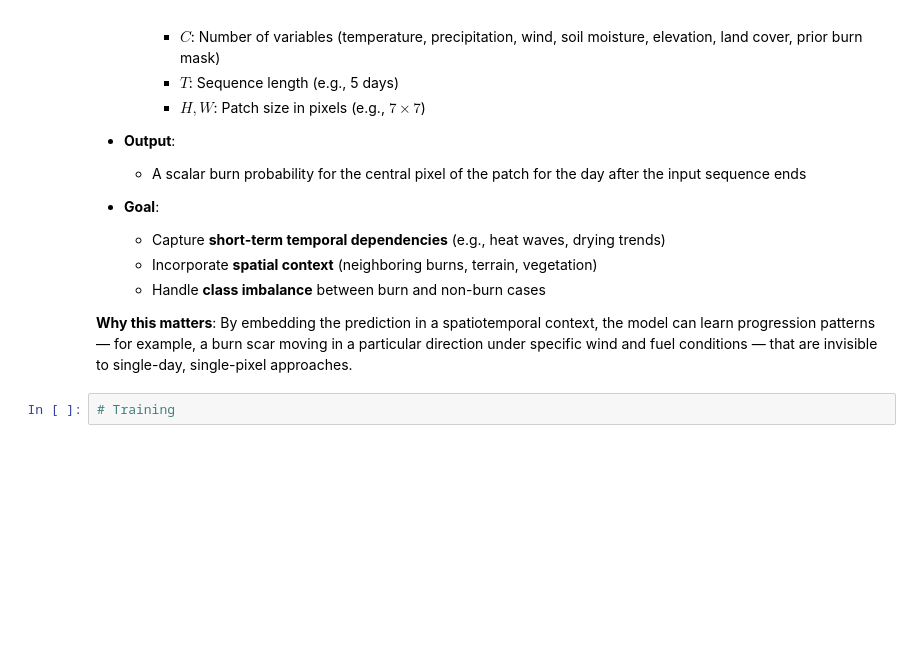
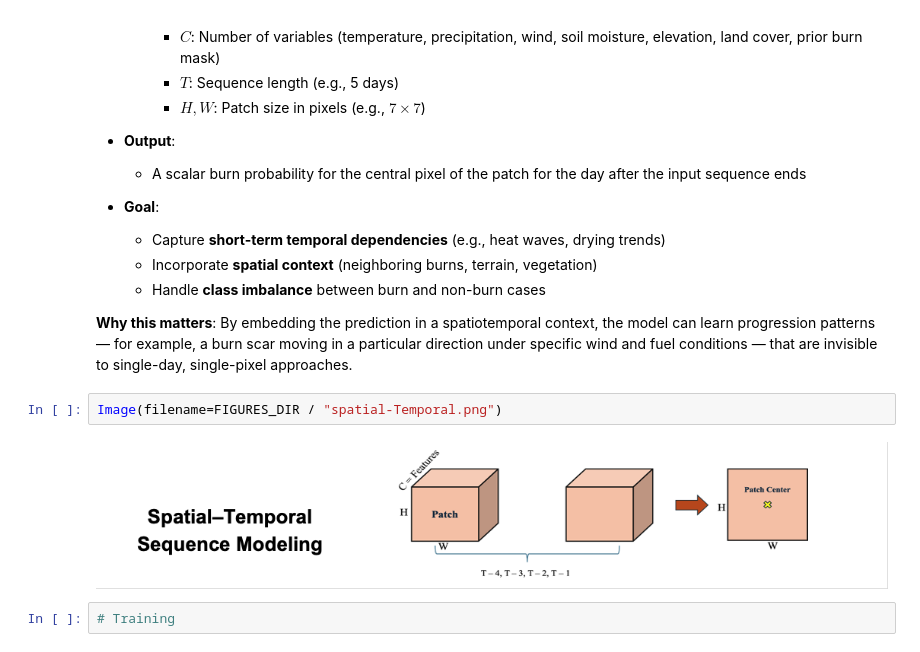
Before and after one commit to ddominguez2293/I_Guide_Team_2, a Jupyter notebook: 0.final_notebook_v3.ipynb, the cells around one changed output. Cells and saved outputs as stored; diff of their text form; blank space fills up the shorter version.

```diff
--- a/0.final_notebook_v3.ipynb
+++ b/0.final_notebook_v3.ipynb
@@ -179,6 +188,10 @@ Where:
 
 **Why this matters**:
 By embedding the prediction in a spatiotemporal context, the model can learn progression patterns — for example, a burn scar moving in a particular direction under specific wind and fuel conditions — that are invisible to single-day, single-pixel approaches.
+# %%
+Image(filename=FIGURES_DIR / "spatial-Temporal.png")
+# %% [output]
+[figure, added]
 # %%
 # Training
 # %%
```
Also changed, not shown: parts of 8 cells of this notebook.
